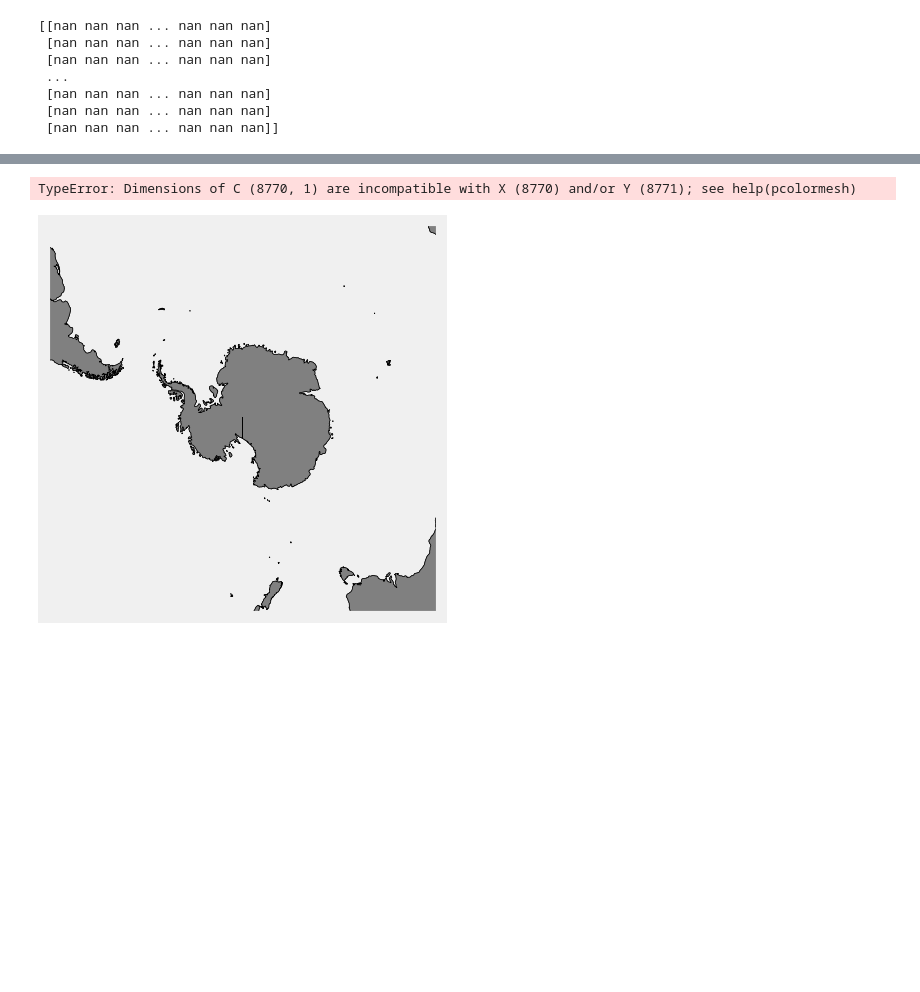
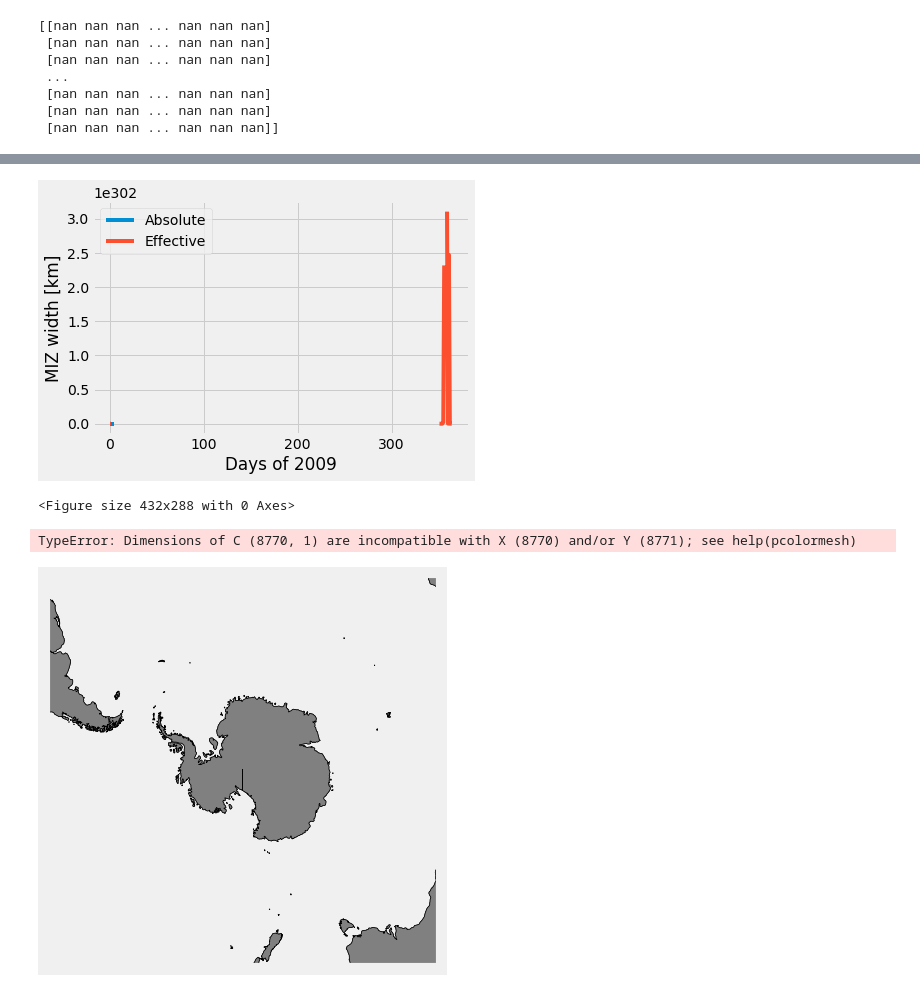
Before and after one commit to NoahDay/sea-ice-classification, a Jupyter notebook: unsupervised-classification.ipynb, the cells around one changed output, grey strips where cells are left out. Saved outputs shown, nothing was run; the diff lists cells and outputs as text; code cells hidden in the pictures; blank space fills up the shorter version.

```diff
--- a/unsupervised-classification.ipynb
+++ b/unsupervised-classification.ipynb
@@ -679,3 +770,19 @@ Great Circle Distance: [ 7221.824 18563.826 15618.705]
+# %%
+#not any(miz_idx)
+
+# Plot the MIZ widths
+plt.style.use("fivethirtyeight")
+plt.plot(range(0, n_days), miz_width_array.mean(axis=1)/1000, label = "Absolute")
+plt.plot(range(0, n_days), effective_miz_width_array.mean(axis=1)/1000, label = "Effective")
+#plt.xticks(range(0, n_days))
+plt.xlabel("Days of 2009")
+plt.ylabel("MIZ width [km]")
+plt.legend()
+plt.show()
+plt.savefig(savepath+'miz_width.png', dpi = 300)
+# %% [output]
+[figure, added]
+<Figure size 432x288 with 0 Axes>
 # %%
 #print(k.shape)
 
```
Also changed, not shown: parts of 17 cells of this notebook, 3 other files.
